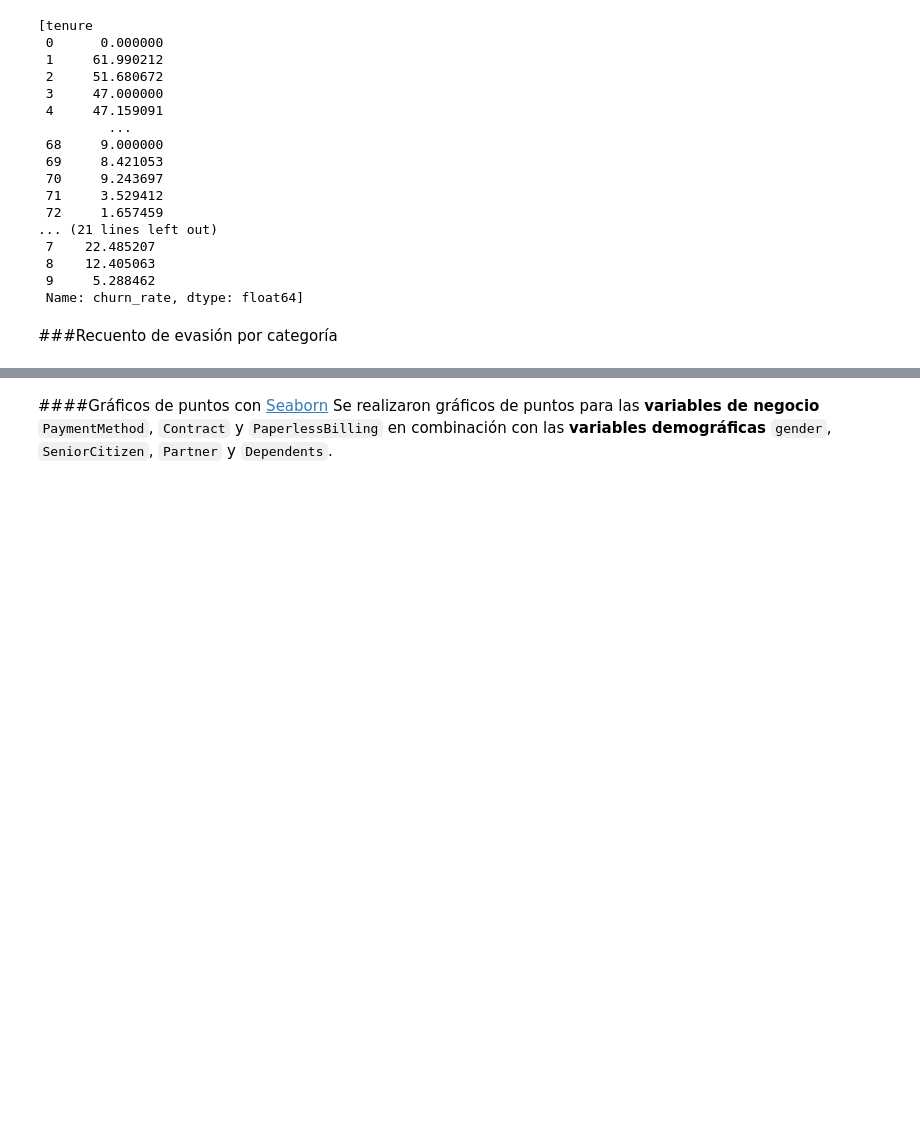
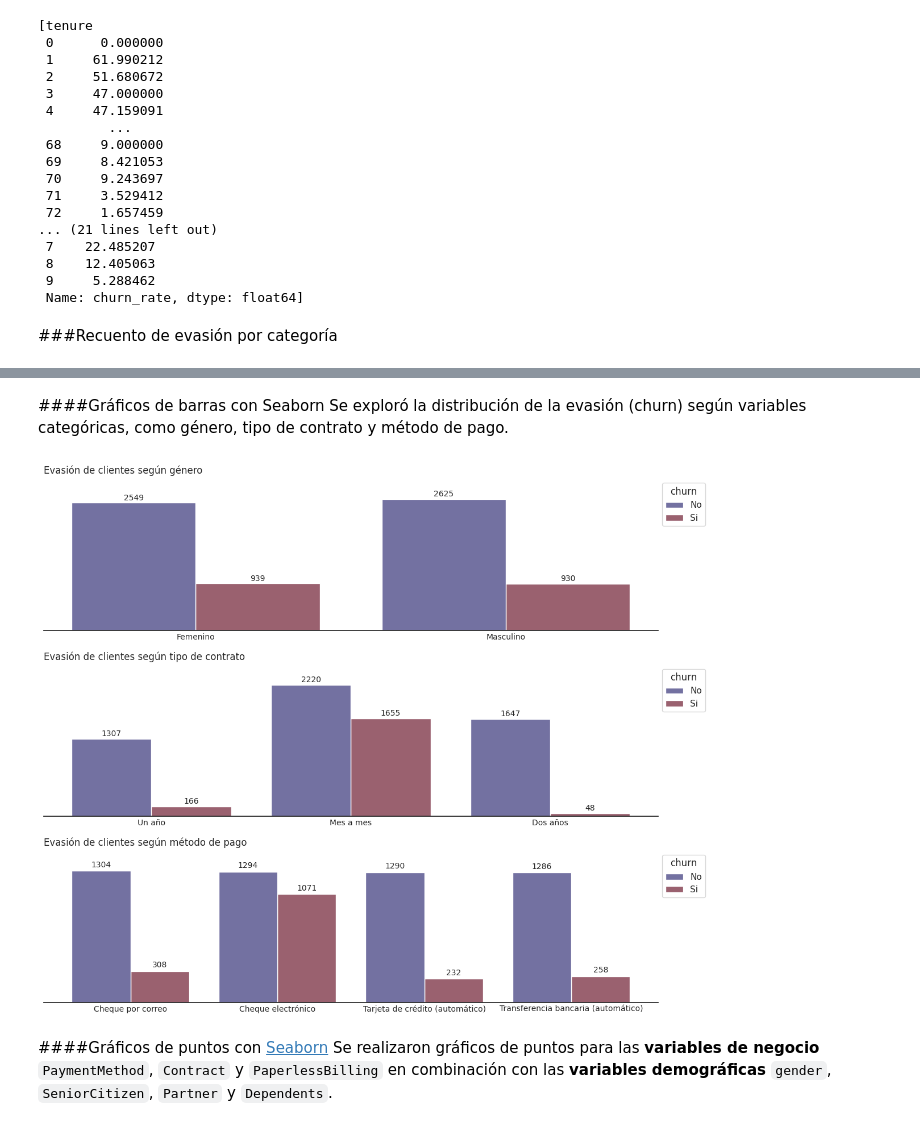
Before and after one commit to JLuceroVasquez/challenge-telecom-x-latam, a Jupyter notebook: TelecomX_LATAM.ipynb, the cells around one changed output, grey strips where cells are left out. Cells and saved outputs as stored; diff of their text form; code cells hidden in the pictures; blank space fills up the shorter version.

```diff
--- a/TelecomX_LATAM.ipynb
+++ b/TelecomX_LATAM.ipynb
@@ -647,3 +716,20 @@ df_agrupados_cuanti
+# %% [markdown]
+####Gráficos de barras con Seaborn
+Se exploró la distribución de la evasión (churn) según variables categóricas, como género, tipo de contrato y método de pago.
+# %%
+#Creamos la figura, de 1 fila y 3 columnas, asignando el lienzo y gráficos a variables.
+fig, axs = plt.subplots(3, 1, figsize=(12,10))
+
+columnas = ['gender','contract','paymentmethod']
+keywords = ['género','tipo de contrato','método de pago']
+
+for i, ax in enumerate(axs.flat):
+  myhistplotter(data = df_plano, x = columnas[i], hue='churn',ax=ax)
+  ax.set_title(f'Evasión de clientes según {keywords[i]}', loc='left', fontsize=12)
+
+plt.tight_layout()
+# %% [output]
+[figure, added]
 # %% [markdown]
 ####Gráficos de puntos con [Seaborn](https://seaborn.pydata.org/tutorial/categorical.html)
 Se realizaron gráficos de puntos para las **variables de negocio** `PaymentMethod`, `Contract` y `PaperlessBilling` en combinación con las **variables demográficas** `gender`, `SeniorCitizen`, `Partner` y `Dependents`.
```
Also changed, not shown: parts of 7 cells of this notebook.
